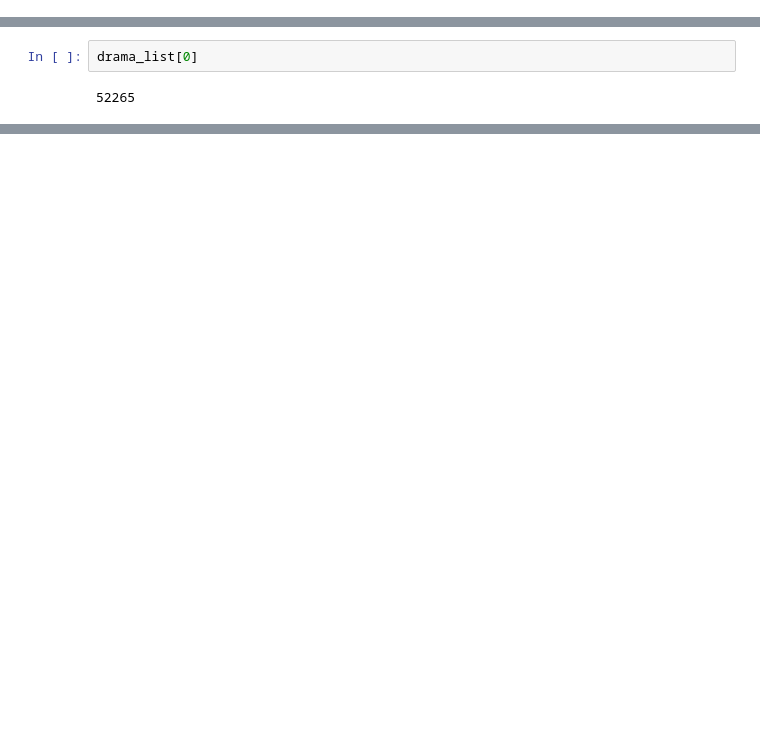
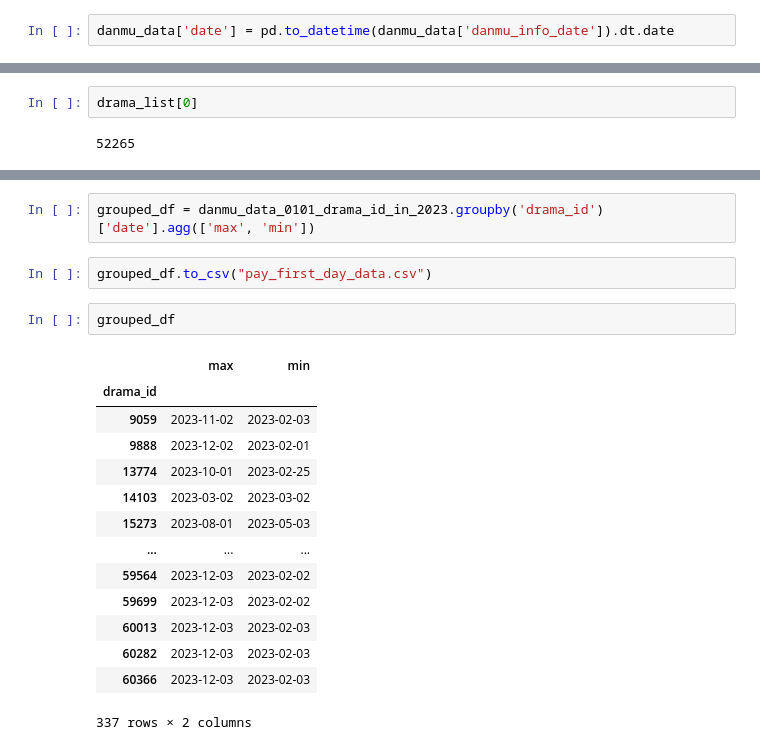
Before and after one commit to harny-wu/MaoerExperiment, a Jupyter notebook: code/MaoerDataAanalysis/one- analysis- script/data_pay_first_day_analysis.ipynb, the cells around one changed output, grey strips where cells are left out. Cells and saved outputs as stored; diff of their text form; blank space fills up the shorter version.

```diff
--- a/code/MaoerDataAanalysis/one- analysis- script/data_pay_first_day_analysis.ipynb
+++ b/code/MaoerDataAanalysis/one- analysis- script/data_pay_first_day_analysis.ipynb
@@ -4,4 +5,6 @@ import pandas as pd
 data_folder = "../../../data/"
 # %%
 danmu_data = pd.read_csv("../../../data/activeuser_submit_danmu_sound_with_drama_202211_202303.csv")
+# %%
+danmu_data['date'] = pd.to_datetime(danmu_data['danmu_info_date']).dt.date
 # %%
@@ -88,0 +65,21 @@ danmu_1["danmu_info_date"].min()
+# %%
+grouped_df = danmu_data_0101_drama_id_in_2023.groupby('drama_id')['date'].agg(['max', 'min'])
+# %%
+grouped_df.to_csv("pay_first_day_data.csv")
+# %%
+grouped_df
+# %% [output]
+|  | max | min |
+| drama_id |  |  |
+| 9059 | 2023-11-02 | 2023-02-03 |
+| 9888 | 2023-12-02 | 2023-02-01 |
+| 13774 | 2023-10-01 | 2023-02-25 |
+| 14103 | 2023-03-02 | 2023-03-02 |
+| 15273 | 2023-08-01 | 2023-05-03 |
+| ... | ... | ... |
+| 59564 | 2023-12-03 | 2023-02-02 |
+| 59699 | 2023-12-03 | 2023-02-02 |
+| 60013 | 2023-12-03 | 2023-02-03 |
+| 60282 | 2023-12-03 | 2023-02-03 |
+| 60366 | 2023-12-03 | 2023-02-03 |
+337 rows × 2 columns
```
Also changed, not shown: parts of 17 cells of this notebook, 1 other file.
